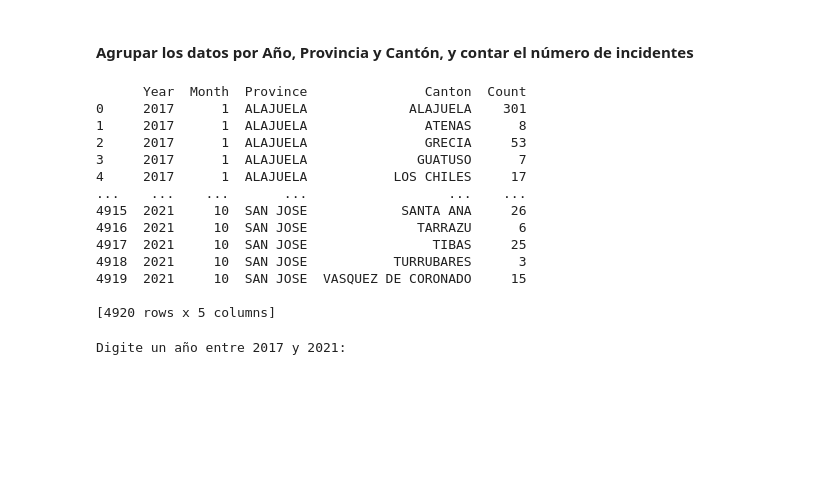
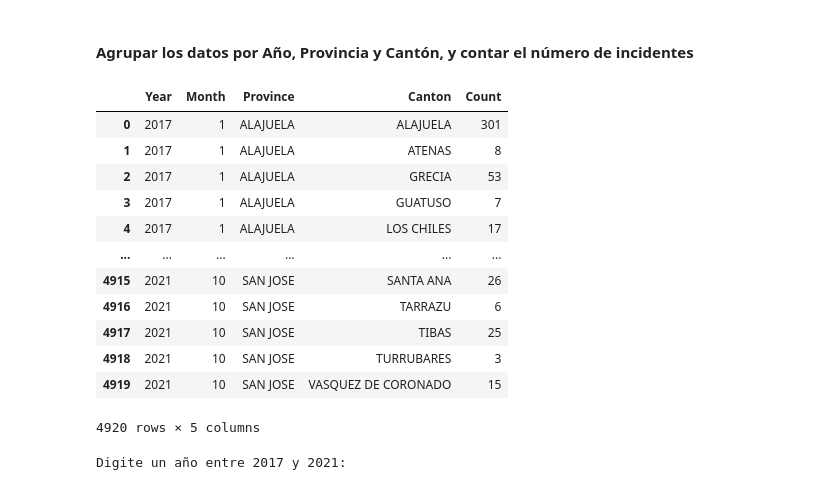
Before and after one commit to Jonamora91/PythonIAActividadFinal, a Jupyter notebook: Actividad Final.ipynb, the cells around one changed output. Cells and saved outputs as stored; diff of their text form; code cells hidden in the pictures; blank space fills up the shorter version.

```diff
--- a/Actividad Final.ipynb
+++ b/Actividad Final.ipynb
@@ -51,22 +52,21 @@ datosCrimenes['ProvCanton'] = datosCrimenes['Province'] + ',' + datosCrimenes['C
 #### Agrupar los datos por Año, Provincia y Cantón, y contar el número de incidentes
 # %%
 grouped_data = datosCrimenes.groupby(['Year', 'Month', 'Province', 'Canton']).size().reset_index(name='Count')
-print(grouped_data)
+display(grouped_data)
 # %% [output]
+|  | Year | Month | Province | Canton | Count |
+| 0 | 2017 | 1 | ALAJUELA | ALAJUELA | 301 |
+| 1 | 2017 | 1 | ALAJUELA | ATENAS | 8 |
+| 2 | 2017 | 1 | ALAJUELA | GRECIA | 53 |
+| 3 | 2017 | 1 | ALAJUELA | GUATUSO | 7 |
+| 4 | 2017 | 1 | ALAJUELA | LOS CHILES | 17 |
+| ... | ... | ... | ... | ... | ... |
+| 4915 | 2021 | 10 | SAN JOSE | SANTA ANA | 26 |
+| 4916 | 2021 | 10 | SAN JOSE | TARRAZU | 6 |
+| 4917 | 2021 | 10 | SAN JOSE | TIBAS | 25 |
+| 4918 | 2021 | 10 | SAN JOSE | TURRUBARES | 3 |
+| 4919 | 2021 | 10 | SAN JOSE | VASQUEZ DE CORONADO | 15 |
-      Year  Month  Province               Canton  Count
-0     2017      1  ALAJUELA             ALAJUELA    301
-1     2017      1  ALAJUELA               ATENAS      8
-2     2017      1  ALAJUELA               GRECIA     53
-3     2017      1  ALAJUELA              GUATUSO      7
-4     2017      1  ALAJUELA           LOS CHILES     17
-...    ...    ...       ...                  ...    ...
-4915  2021     10  SAN JOSE            SANTA ANA     26
-4916  2021     10  SAN JOSE              TARRAZU      6
-4917  2021     10  SAN JOSE                TIBAS     25
-4918  2021     10  SAN JOSE           TURRUBARES      3
-4919  2021     10  SAN JOSE  VASQUEZ DE CORONADO     15
-
-[4920 rows x 5 columns]
+4920 rows × 5 columns
 # %%
 # Agrupar los datos por Año y Provincia, y contar el número de incidentes
 
```
Also changed, not shown: parts of 14 cells of this notebook.
